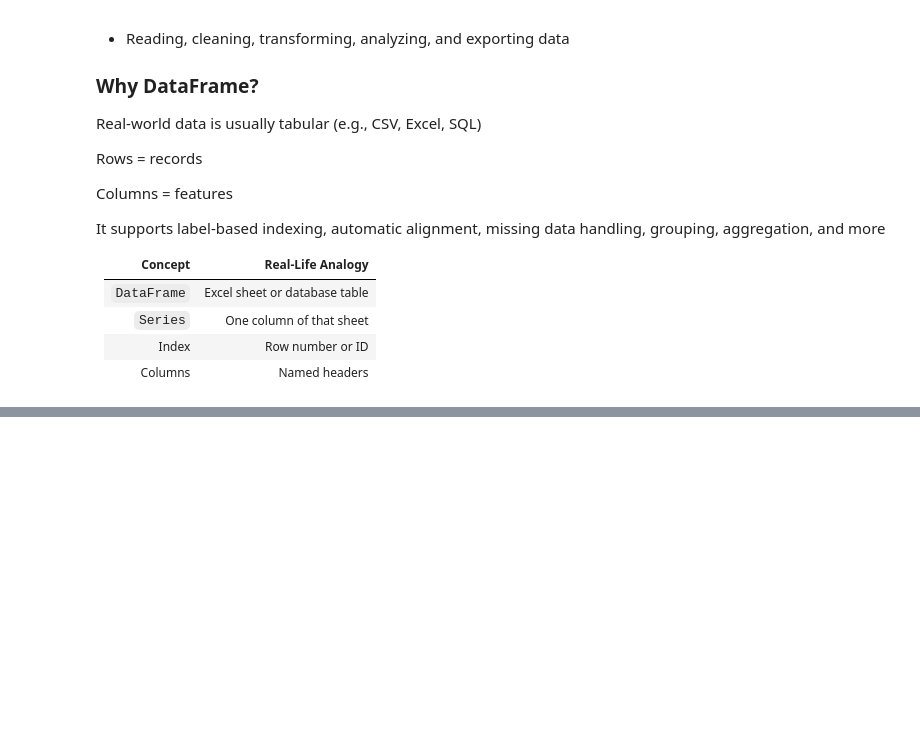
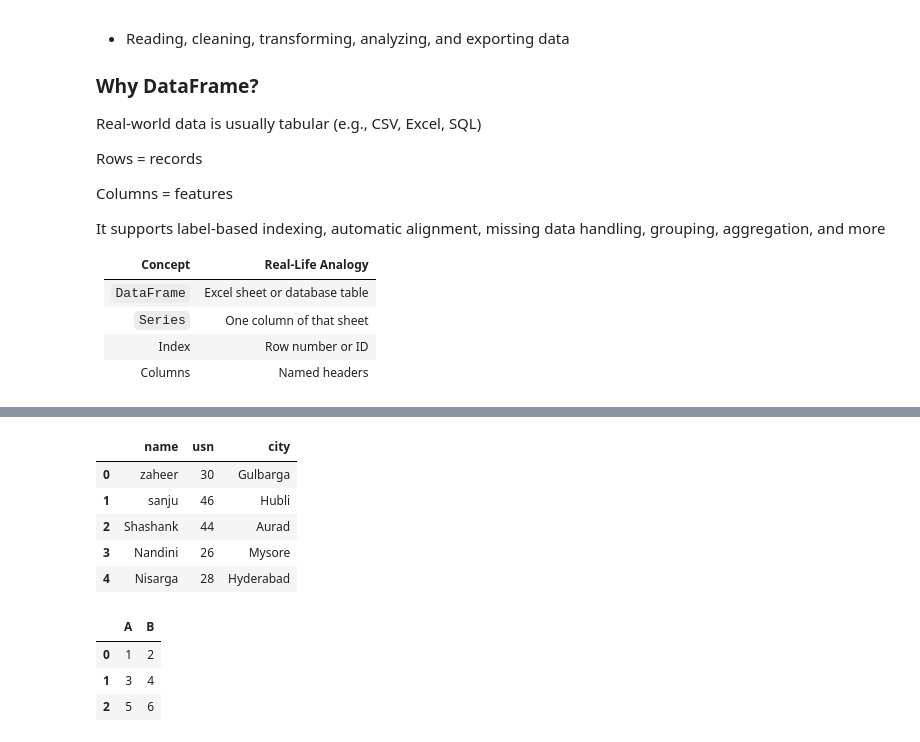
Before and after one commit to mdzaheerjk/Pandas, a Jupyter notebook: pandas.ipynb, the cells around one changed output, grey strips where cells are left out. Cells and saved outputs as stored; diff of their text form; code cells hidden in the pictures; blank space fills up the shorter version.

```diff
--- a/pandas.ipynb
+++ b/pandas.ipynb
@@ -326,0 +353,26 @@ It supports label-based indexing, automatic alignment, missing data handling, gr
+# %%
+data=[
+    {"name":"zaheer","usn":30,"city":"Gulbarga"},
+    {"name":"sanju","usn":46,"city":"Hubli"},
+    {"name":"Shashank","usn":44,"city":"Aurad"},
+    {"name":"Nandini","usn":26,"city":"Mysore"},
+    {"name":"Nisarga","usn":28,"city":"Hyderabad"}
+]
+df=pd.DataFrame(data)
+df
+# %% [output]
+|  | name | usn | city |
+| 0 | zaheer | 30 | Gulbarga |
+| 1 | sanju | 46 | Hubli |
+| 2 | Shashank | 44 | Aurad |
+| 3 | Nandini | 26 | Mysore |
+| 4 | Nisarga | 28 | Hyderabad |
+# %%
+array=np.array([[1,2],[3,4],[5,6]])
+df=pd.DataFrame(array,columns=["A","B"])
+df
+# %% [output]
+|  | A | B |
+| 0 | 1 | 2 |
+| 1 | 3 | 4 |
+| 2 | 5 | 6 |
```
Also changed, not shown: parts of 4 cells of this notebook.
